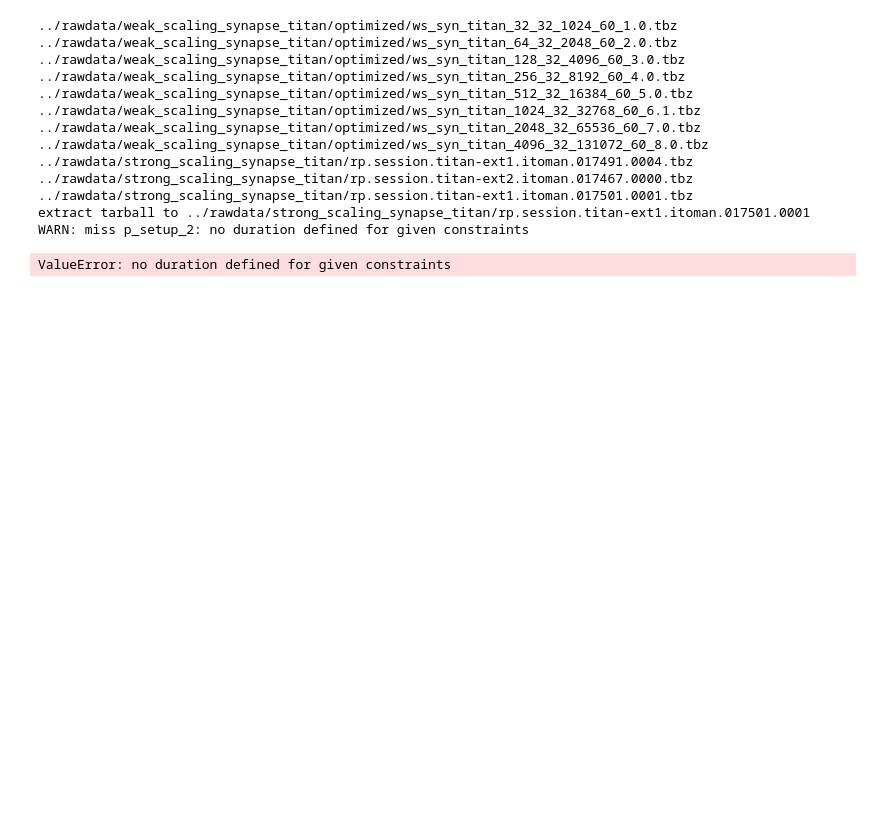
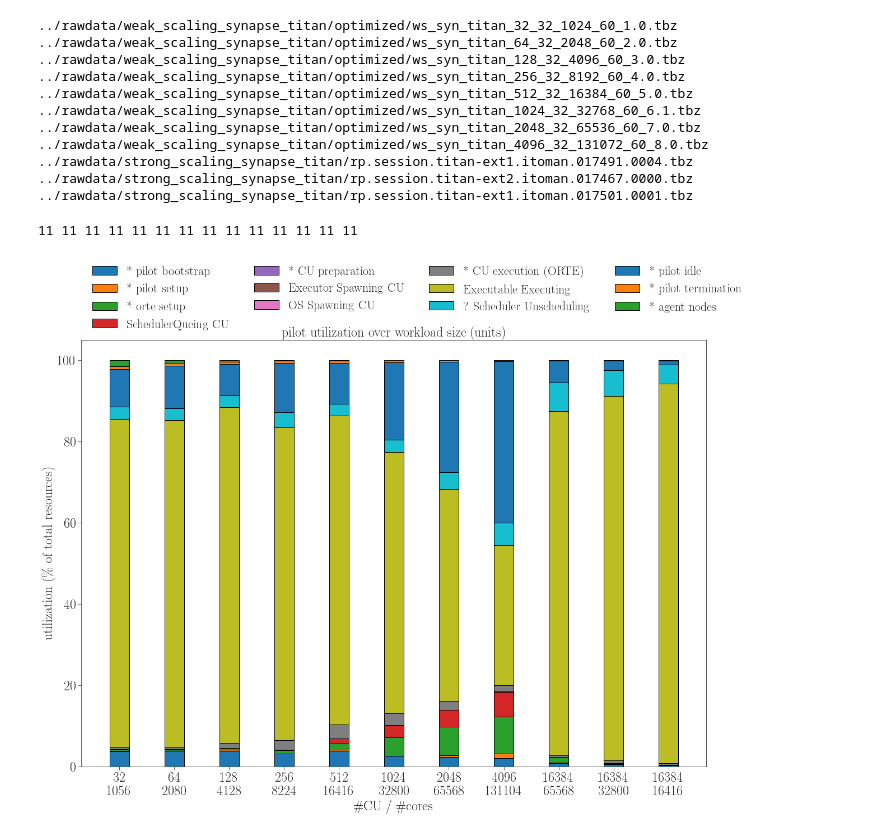
Before and after one commit to radical-experiments/rp.paper, a Jupyter notebook: analysis/rp_paper_utilization.ipynb, the cells around one changed output. Saved outputs shown, nothing was run; the diff lists cells and outputs as text; code cells hidden in the pictures; blank space fills up the shorter version.

Commit message:
utilization plot / notebook update

```diff
--- a/analysis/rp_paper_utilization.ipynb
+++ b/analysis/rp_paper_utilization.ipynb
@@ -175,6 +174,9 @@ ORDERED_KEYS      = [
     # make sure we can use the ORDERED set if needed.
     assert(len(ORDERED_KEYS) == len(keys))
 # %%
+    data  = dict()  # the numbers we ultimately plot
+    sids  = list()  # used for labels
+
     # get the numbers we actually want to plot
     for src in sources:
 
@@ -329,7 +331,7 @@ ORDERED_KEYS      = [
             #   print '%-15s: %14.1f' % (p, utilization[sid][p])
     #   print 'unit           : %14.1f = %10.4f - %14.1f' % (tot - parts, tot, parts)
       # assert(abs(tot - parts) < 0.0001), '%s == %s' % (tot, parts)
-        assert(abs(tot - parts) < 10000 ), '%s == %s' % (tot, parts)
+      # assert(abs(tot - parts) < 10000 ), '%s == %s' % (tot, parts)
 
         # another sanity check: the pilot `p_uexec` utilization should always be
         # larger than the unit `total`.
@@ -382,31 +384,38 @@ ORDERED_KEYS      = [
 ../rawdata/strong_scaling_synapse_titan/rp.session.titan-ext1.itoman.017491.0004.tbz
 ../rawdata/strong_scaling_synapse_titan/rp.session.titan-ext2.itoman.017467.0000.tbz
 ../rawdata/strong_scaling_synapse_titan/rp.session.titan-ext1.itoman.017501.0001.tbz
-extract tarball to ../rawdata/strong_scaling_synapse_titan/rp.session.titan-ext1.itoman.017501.0001
-WARN: miss p_setup_2: no duration defined for given constraints
-ValueError: no duration defined for given constraints
+# %%
+for k,v in data.iteritems():
+    print len(v),
+sids = list(set(sids))
+print len(sids)
+# %% [output]
+11 11 11 11 11 11 11 11 11 11 11 11 11 11
 # %%
     # do the stacked barplots - yes, it is this cumbersome:
     # http://matplotlib.org/examples/pylab_examples/bar_stacked.html
     plt.figure(figsize=(20,14))
     bottom = np.zeros(len(xkeys))
     labels = list()
     plots  = list()
     ind    = np.arange(len(sids))  # locations for the bars on the x-axis
     width  = 0.35                  # width of the bars
 
     for key in ORDERED_KEYS:
+        assert(len(data[key]) == len(ind))
         plots.append(plt.bar(ind, data[key], width, bottom=bottom))
         bottom += data[key]
         labels.append(TRANSLATE_KEYS[key])
 
     if ABSOLUTE: plt.ylabel('utilization (% of total resources)')
     else       : plt.ylabel('utilization (in core-seconds)')
 
     plt.xlabel('\#CU / \#cores')
-    plt.ylabel('utilization (% of total resources)')
+    plt.ylabel('utilization (\% of total resources)')
     plt.title ('pilot utilization over workload size (#units)')
     plt.xticks(ind, xkeys)
     handles = [p[0] for p in plots]
     plt.legend(handles, labels, ncol=4, loc='upper left', bbox_to_anchor=(0,1.2))
-    plt.savefig('figures/core_utilization.pdf')
+    plt.savefig('figures/paper_titan_rp_synapse_utilization.pdf')
+# %% [output]
+[figure, added]
```
Also changed, not shown: parts of 1 cell of this notebook, 1 other file.
